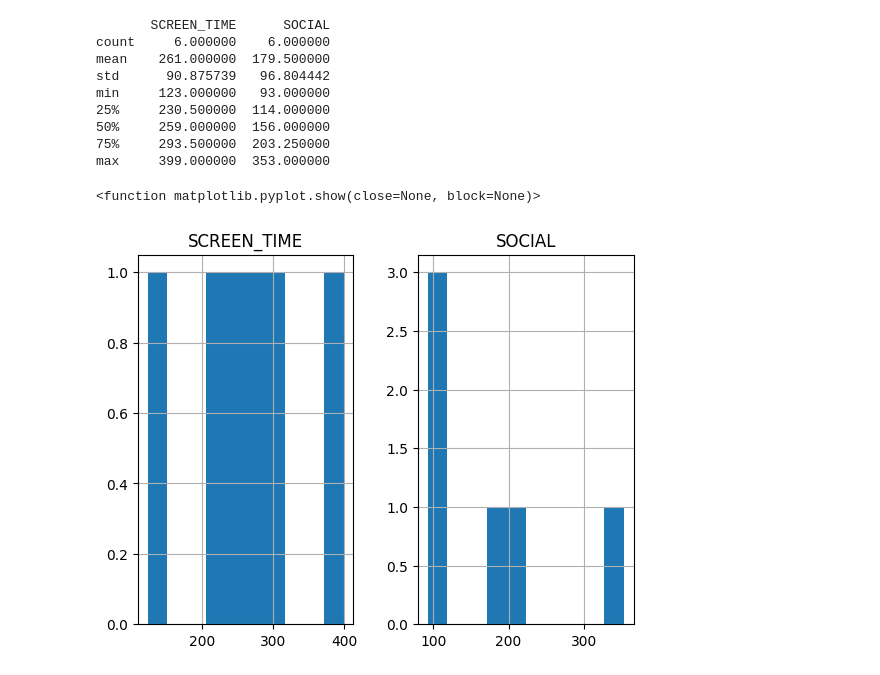
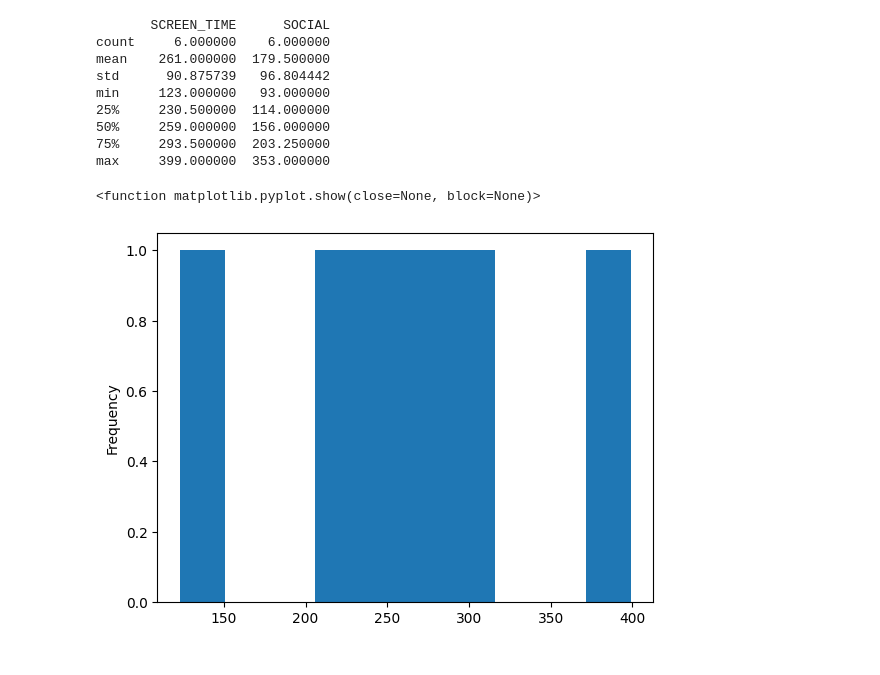
Before and after one commit to Bancie/LearningDB, a Jupyter notebook: da/da_test.ipynb, the cells around one changed output. Cells and saved outputs as stored; diff of their text form; code cells hidden in the pictures.

```diff
--- a/da/da_test.ipynb
+++ b/da/da_test.ipynb
@@ -121,7 +127,7 @@ plt.show()
 # %% [markdown]
 # PHONE SCREEN
 # %%
-query = "SELECT * FROM `SAMSUNG_PHONE_SCREEN`"
+query = "SELECT `DAY`, `SCREEN_TIME`, `SOCIAL` FROM `SAMSUNG_PHONE_SCREEN` NATURAL JOIN `DAY`"
 ps = pd.read_sql(query, engine)
 # %%
 ps.head()
@@ -145,8 +151,8 @@ min     123.000000   93.000000
 75%     293.500000  203.250000
 max     399.000000  353.000000
 # %%
-ps[['SCREEN_TIME', 'SOCIAL']].hist()
+ps['SCREEN_TIME'].plot.hist()
 plt.show
 # %% [output]
 <function matplotlib.pyplot.show(close=None, block=None)>
-[figure, old version]
+[figure, new version]
```
Also changed, not shown: parts of 5 cells of this notebook, 2 other files.
